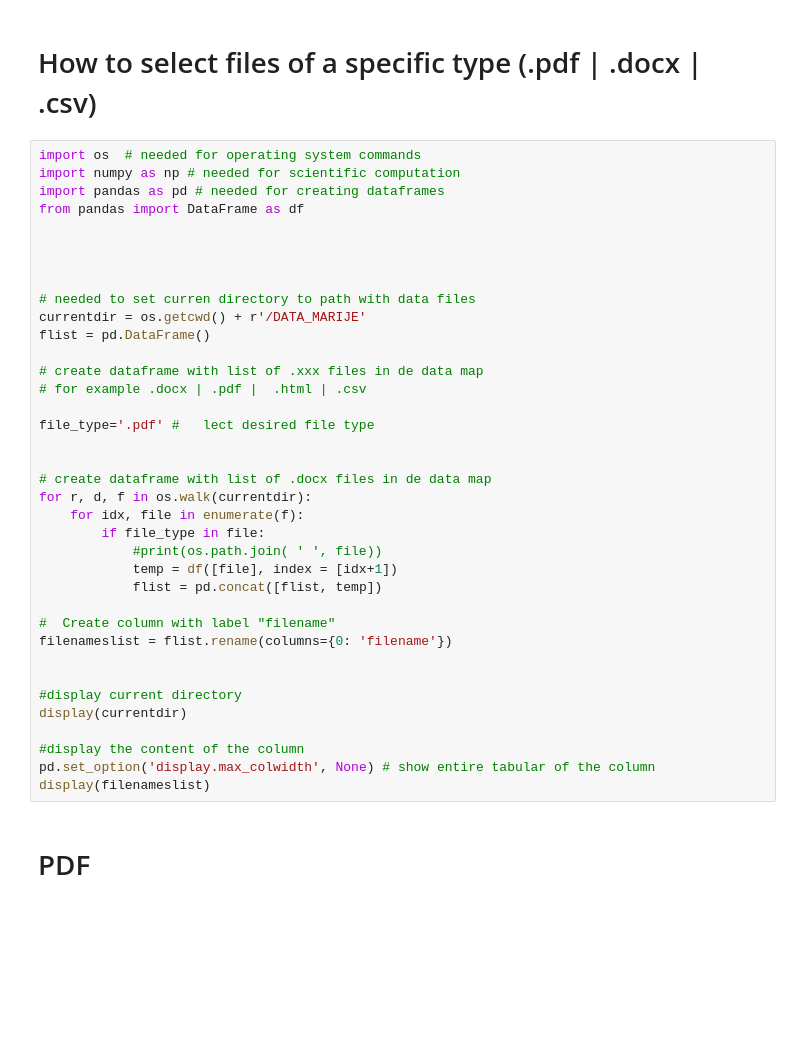
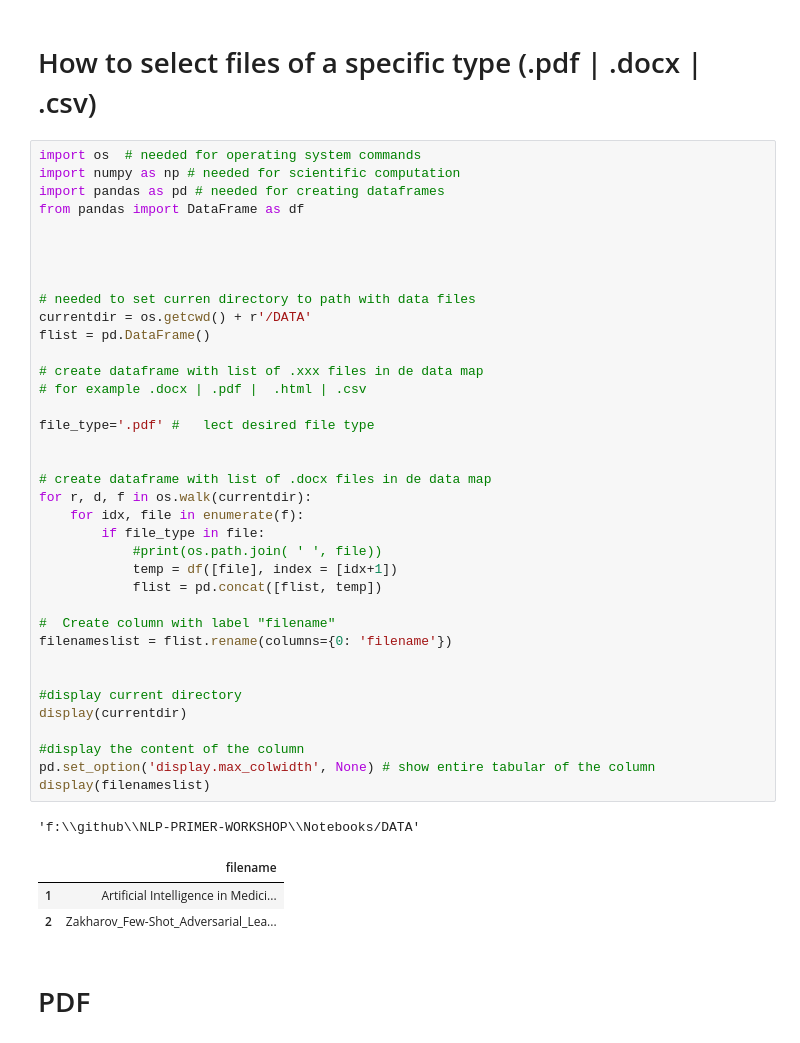
Before and after one commit to HR-DATA-FABRIC/Natuurlijke-taal-Verwerking-met-Spacy, a Jupyter notebook: Notebooks/BASIC_NLP_spaCy_PDF+DOCX.ipynb, the cells around one changed output. Drawn from its saved outputs; the diff is of its cells as text; blank space fills up the shorter version.

Commit message:
DATA

```diff
--- a/Notebooks/BASIC_NLP_spaCy_PDF+DOCX.ipynb
+++ b/Notebooks/BASIC_NLP_spaCy_PDF+DOCX.ipynb
@@ -9,34 +9,39 @@ from pandas import DataFrame as df
 
 
 
 # needed to set curren directory to path with data files
-currentdir = os.getcwd() + r'/DATA_MARIJE'
+currentdir = os.getcwd() + r'/DATA'
 flist = pd.DataFrame()
 
 # create dataframe with list of .xxx files in de data map
 # for example .docx | .pdf |  .html | .csv
 
 file_type='.pdf' #   lect desired file type
 
 
 # create dataframe with list of .docx files in de data map
 for r, d, f in os.walk(currentdir):
     for idx, file in enumerate(f):
         if file_type in file:
             #print(os.path.join( ' ', file))
             temp = df([file], index = [idx+1])
             flist = pd.concat([flist, temp])
 
 #  Create column with label "filename"
 filenameslist = flist.rename(columns={0: 'filename'})
 
 
 #display current directory
 display(currentdir)
 
 #display the content of the column
 pd.set_option('display.max_colwidth', None) # show entire tabular of the column
 display(filenameslist)
+# %% [output]
+'f:\\github\\NLP-PRIMER-WORKSHOP\\Notebooks/DATA'
+|  | filename |
+| 1 | Artificial Intelligence in Medici... |
+| 2 | Zakharov_Few-Shot_Adversarial_Lea... |
 # %% [markdown]
 # PDF
 # %%
```
Also changed, not shown: parts of 2 cells of this notebook, 2 other files.
